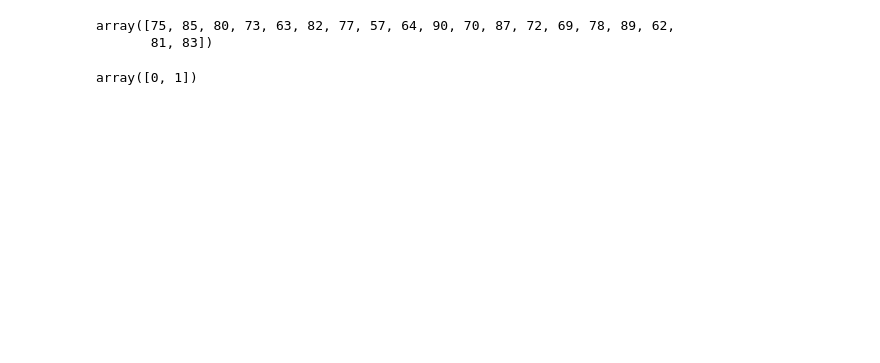
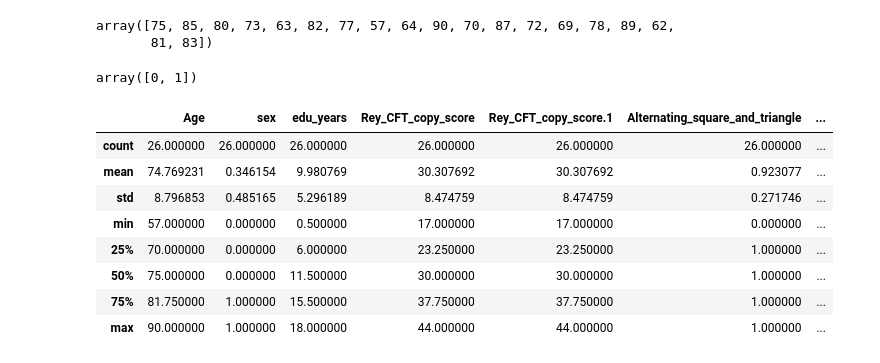
Before and after one commit to chanda1993/ML-CDR-Prediction-, a Jupyter notebook: Test1.ipynb, the cells around one changed output. Saved outputs shown, nothing was run; the diff lists cells and outputs as text; code cells hidden in the pictures; blank space fills up the shorter version.

```diff
--- a/Test1.ipynb
+++ b/Test1.ipynb
@@ -93,0 +106,16 @@ data.to_csv('data/Machine Learning DATA.csv')
+# %%
+#data.drop means unamed colums
+data.drop ('Unnamed: 0' , axis=1, inplace=True)
+# %%
+#basic descriptive statistics
+data.describe()
+# %% [output]
+|  | Age | sex | edu_years | Rey_CFT_copy_score | Rey_CFT_copy_score.1 | Alternating_square_and_triangle | ... |
+| count | 26.000000 | 26.000000 | 26.000000 | 26.000000 | 26.000000 | 26.000000 | ... |
+| mean | 74.769231 | 0.346154 | 9.980769 | 30.307692 | 30.307692 | 0.923077 | ... |
+| std | 8.796853 | 0.485165 | 5.296189 | 8.474759 | 8.474759 | 0.271746 | ... |
+| min | 57.000000 | 0.000000 | 0.500000 | 17.000000 | 17.000000 | 0.000000 | ... |
+| 25% | 70.000000 | 0.000000 | 6.000000 | 23.250000 | 23.250000 | 1.000000 | ... |
+| 50% | 75.000000 | 0.000000 | 11.500000 | 30.000000 | 30.000000 | 1.000000 | ... |
+| 75% | 81.750000 | 1.000000 | 15.500000 | 37.750000 | 37.750000 | 1.000000 | ... |
+| max | 90.000000 | 1.000000 | 18.000000 | 44.000000 | 44.000000 | 1.000000 | ... |
```
Also changed, not shown: parts of 13 cells of this notebook.
